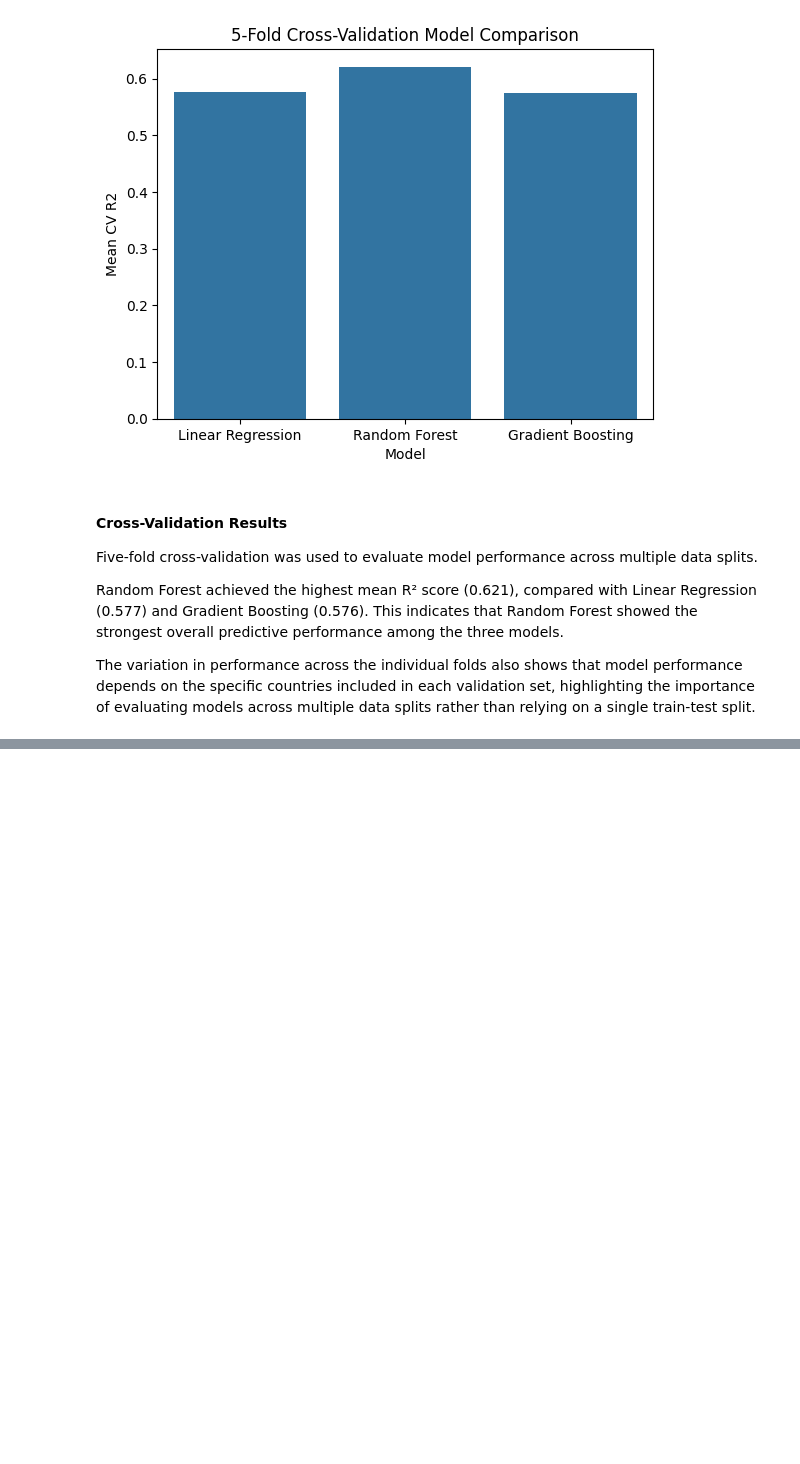
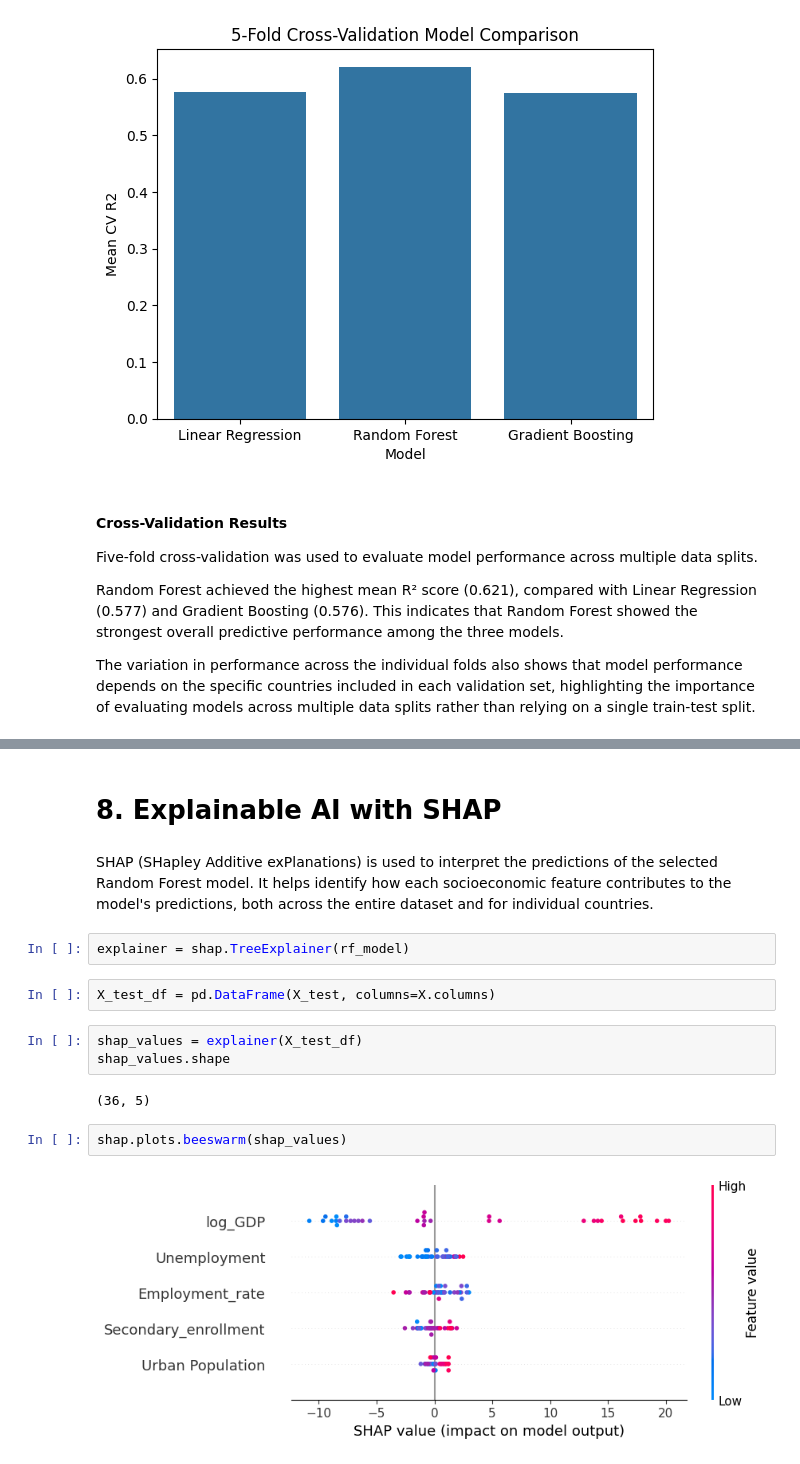
Before and after one commit to Adapala4/environmental-performance-analysis, a Jupyter notebook: environmental_analysis.ipynb, the cells around one changed output, grey strips where cells are left out. Cells and saved outputs as stored; diff of their text form; blank space fills up the shorter version.

Commit message:
Add SHAP model explainability analysis

```diff
--- a/environmental_analysis.ipynb
+++ b/environmental_analysis.ipynb
@@ -1196,0 +1204,17 @@ The variation in performance across the individual folds also shows that model p
+# %% [markdown]
+# 8. Explainable AI with SHAP
+# %% [markdown]
+SHAP (SHapley Additive exPlanations) is used to interpret the predictions of the selected Random Forest model. It helps identify how each socioeconomic feature contributes to the model's predictions, both across the entire dataset and for individual countries.
+# %%
+explainer = shap.TreeExplainer(rf_model)
+# %%
+X_test_df = pd.DataFrame(X_test, columns=X.columns)
+# %%
+shap_values = explainer(X_test_df)
+shap_values.shape
+# %% [output]
+(36, 5)
+# %%
+shap.plots.beeswarm(shap_values)
+# %% [output]
+[figure, added]
```
Also changed, not shown: parts of 12 cells of this notebook.
